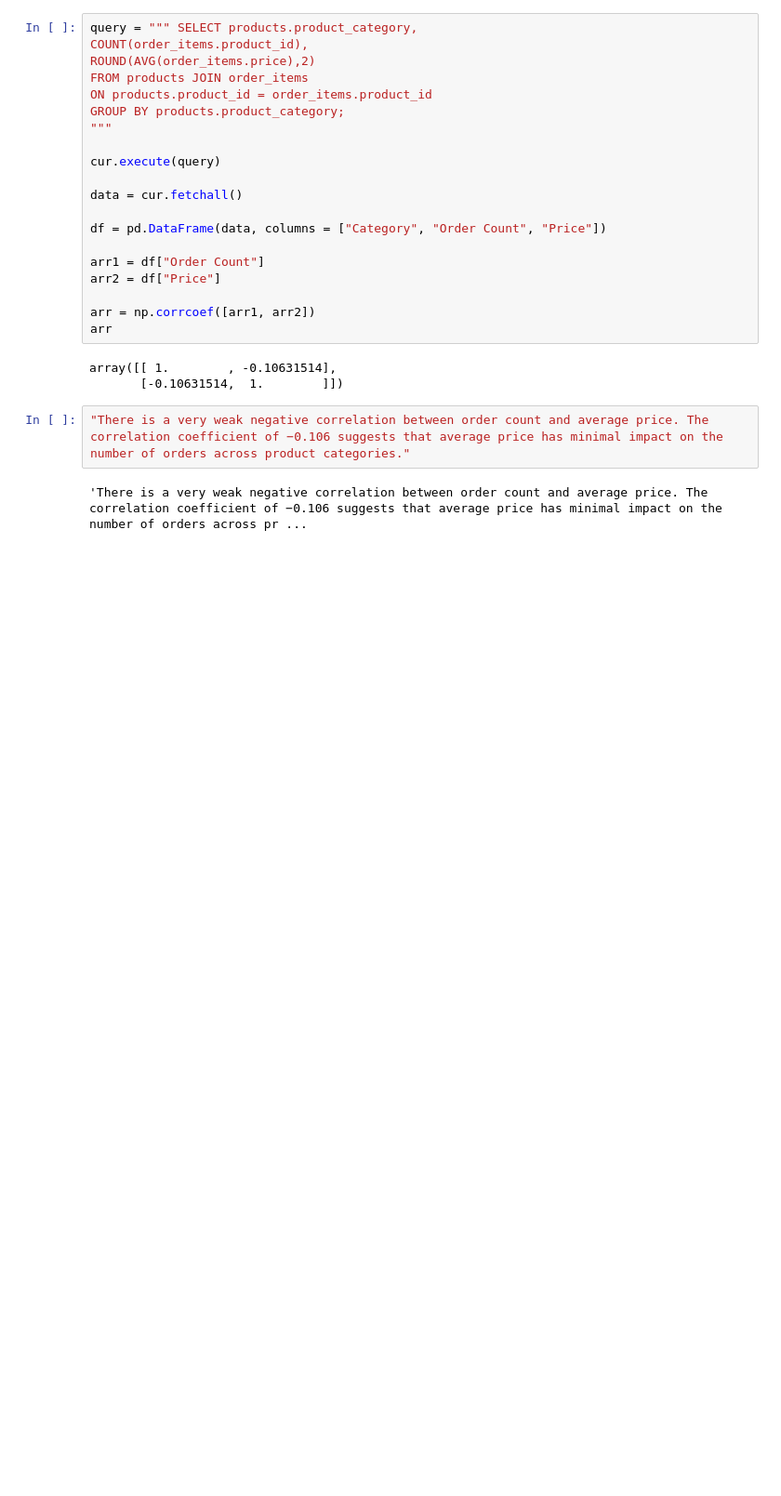
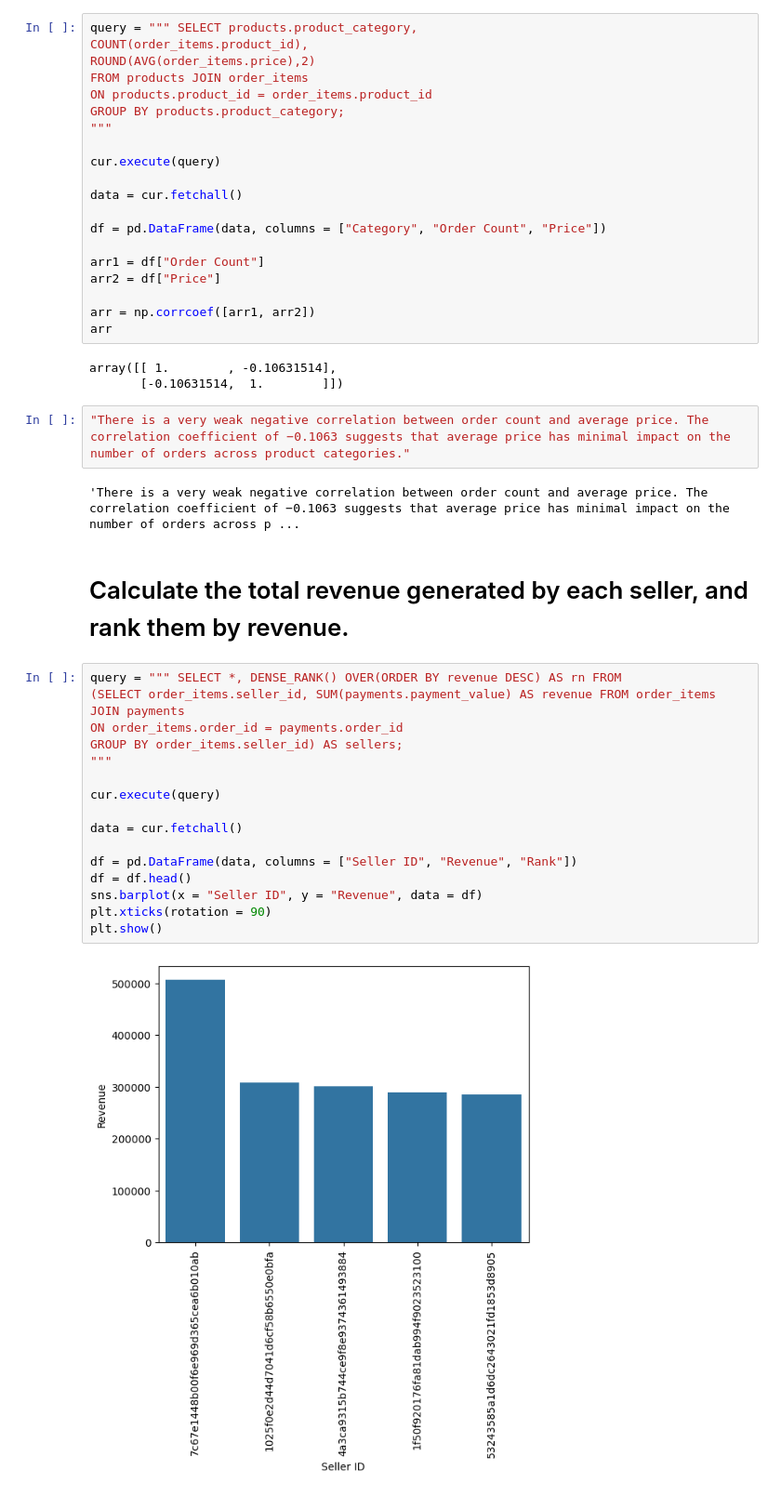
Before and after one commit to mahabubalam-gbs/SQL-Python-Ecommerce-Project, a Jupyter notebook: Ecommerce_Project.ipynb, the cells around one changed output. Shown at 93% size. Cells and saved outputs as stored; diff of their text form; blank space fills up the shorter version.

Commit message:
Calculated the total revenue generated by each seller, and ranked them by revenue

```diff
--- a/Ecommerce_Project.ipynb
+++ b/Ecommerce_Project.ipynb
@@ -314,6 +314,26 @@ arr
 array([[ 1.        , -0.10631514],
        [-0.10631514,  1.        ]])
 # %%
-"There is a very weak negative correlation between order count and average price. The correlation coefficient of −0.106 suggests that average price has minimal impact on the number of orders across product categories."
+"There is a very weak negative correlation between order count and average price. The correlation coefficient of −0.1063 suggests that average price has minimal impact on the number of orders across product categories."
 # %% [output]
-'There is a very weak negative correlation between order count and average price. The correlation coefficient of −0.106 suggests that average price has minimal impact on the number of orders across pr ...
+'There is a very weak negative correlation between order count and average price. The correlation coefficient of −0.1063 suggests that average price has minimal impact on the number of orders across p ...
+# %% [markdown]
+# Calculate the total revenue generated by each seller, and rank them by revenue.
+# %%
+query = """ SELECT *, DENSE_RANK() OVER(ORDER BY revenue DESC) AS rn FROM
+(SELECT order_items.seller_id, SUM(payments.payment_value) AS revenue FROM order_items JOIN payments
+ON order_items.order_id = payments.order_id
+GROUP BY order_items.seller_id) AS sellers;
+"""
+
+cur.execute(query)
+
+data = cur.fetchall()
+
+df = pd.DataFrame(data, columns = ["Seller ID", "Revenue", "Rank"])
+df = df.head()
+sns.barplot(x = "Seller ID", y = "Revenue", data = df)
+plt.xticks(rotation = 90)
+plt.show()
+# %% [output]
+[figure, added]
```
Also changed, not shown: parts of 2 cells of this notebook.
